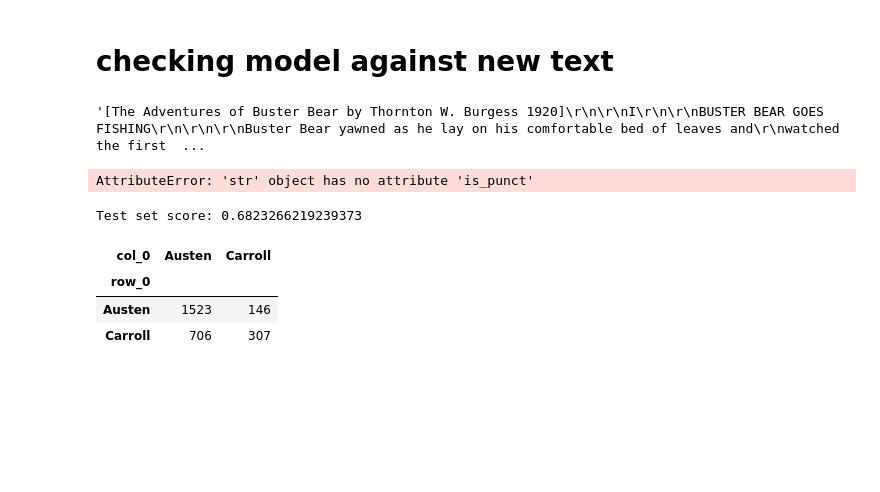
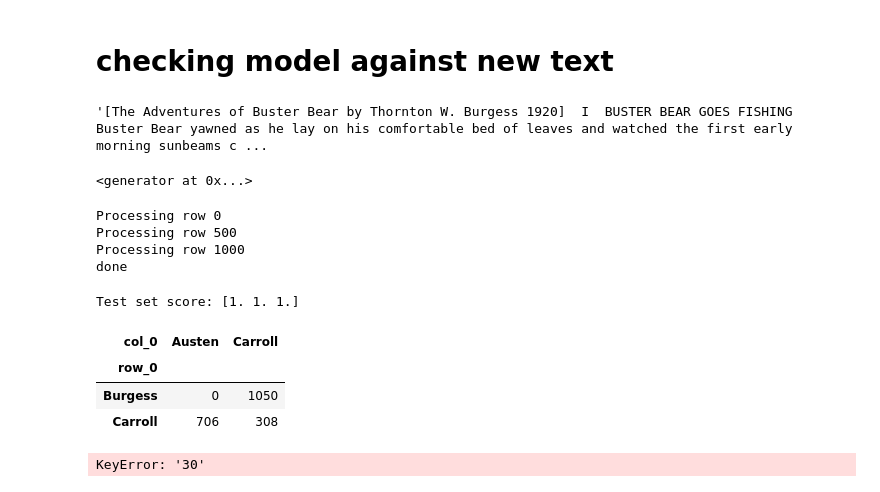
Before and after one commit to Schmidt8181/UnsupervisedLearning, a Jupyter notebook: NLPPractice.ipynb, the cells around one changed output. Saved outputs shown, nothing was run; the diff lists cells and outputs as text; code cells hidden in the pictures; blank space fills up the shorter version.

```diff
--- a/NLPPractice.ipynb
+++ b/NLPPractice.ipynb
@@ -389,22 +380,26 @@ sentences.head()
 # checking model against new text
 # %%
 burgess = gutenberg.raw('burgess-busterbrown.txt')
-#burgess = re.sub(r'VOLUME \w+', '', burgess)
+burgess = re.sub('\r\n', ' ', burgess)
 #burgess = re.sub(r'CHAPTER \w+', '', burgess)
 #burgess = text_cleaner(burgess)
 # %%
 burgess
 # %% [output]
-'[The Adventures of Buster Bear by Thornton W. Burgess 1920]\r\n\r\nI\r\n\r\nBUSTER BEAR GOES FISHING\r\n\r\n\r\nBuster Bear yawned as he lay on his comfortable bed of leaves and\r\nwatched the first  ...
+'[The Adventures of Buster Bear by Thornton W. Burgess 1920]  I  BUSTER BEAR GOES FISHING   Buster Bear yawned as he lay on his comfortable bed of leaves and watched the first early morning sunbeams c ...
 # %%
 # Parse our cleaned data.
 burgess_doc = nlp(burgess)
+# %%
+burgess_doc.sents
+# %% [output]
+<generator at 0x...>
 # %%
 # Group into sentences.
-burgess_sents = [[burgess, "Burgess"] for sent in burgess_doc.sents]
+burgess_sents = [[burgess_doc, "Burgess"] for sent in burgess_doc.sents]
 
 # make sure everything is the same size as alice
-burgess_sents = burgess_sents[0:len(alice_sents)]
+burgess_sents = burgess_sents[0:len(alice_sents)].copy()
 # %%
 # Build a new Bag of Words data frame for Emma word counts.
 # We'll use the same common words from Alice and Persuasion.
@@ -413,21 +408,32 @@ burgess_bow = bow_features(burgess_sentences, common_words)
 
 print('done')
 # %% [output]
-AttributeError: 'str' object has no attribute 'is_punct'
+Processing row 0
+Processing row 500
+Processing row 1000
+done
 # %%
 X_burgess_test = np.concatenate((X_train[y_train[y_train=='Carroll'].index],
-                              sburgess_bow.drop(['text_sentence','text_source'], 1)),
+                              burgess_bow.drop(['text_sentence','text_source'], 1)),
                              axis=0)
 y_burgess_test = pd.concat([y_train[y_train=='Carroll'],
                          pd.Series(['Burgess'] * burgess_bow.shape[0])])
 
 # Model.
-print('\nTest set score:', lr.score(X_burgess_test, y_burgess_test))
+print('\nTest set score:', cross_val_score(lr, X_burgess_test, y_burgess_test))
 lr_burgess_predicted = lr.predict(X_burgess_test)
 pd.crosstab(y_burgess_test, lr_burgess_predicted)
 # %% [output]
-Test set score: 0.6823266219239373
+Test set score: [1. 1. 1.]
 | col_0 | Austen | Carroll |
 | row_0 |  |  |
-| Austen | 1523 | 146 |
-| Carroll | 706 | 307 |
+| Burgess | 0 | 1050 |
+| Carroll | 706 | 308 |
+# %%
+# Parts Of Speech model here!
+Y = pos_df['30']
+X = pos_df.drop(['29', '30'], 1).copy()
+
+x_train, x_test, y_train, y_test = train_test_split(X, Y, test_size=0.4)
+# %% [output]
+KeyError: '30'
```
Also changed, not shown: parts of 15 cells of this notebook, 1 other file.
